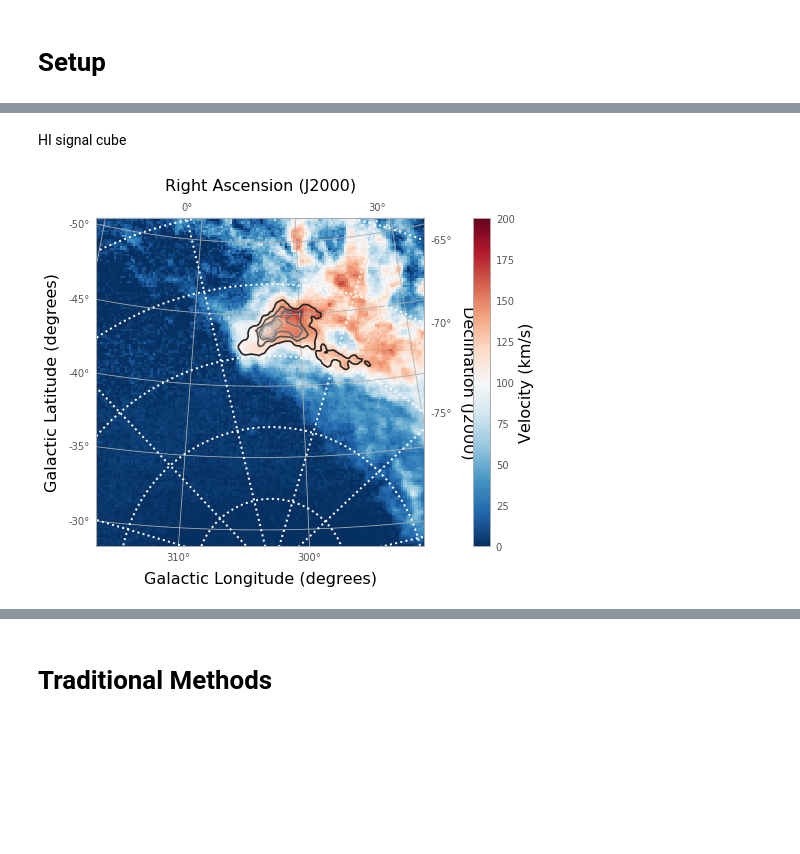
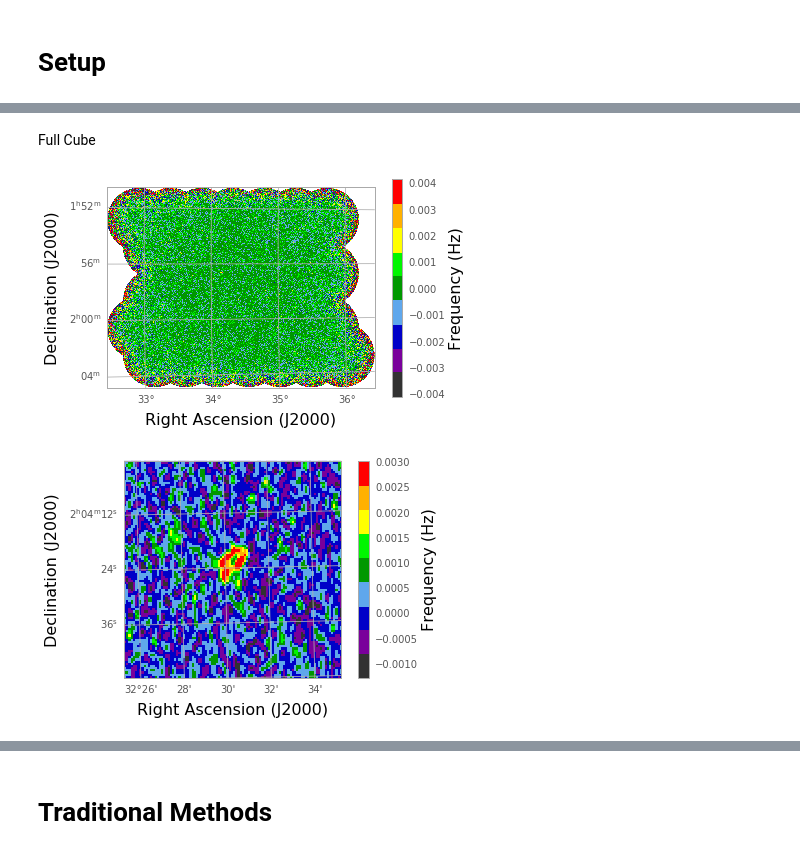
Before and after one commit to Jbarkai/HISourceFinder, a Jupyter notebook: Practice methods.ipynb, the cells around one changed output, grey strips where cells are left out. Drawn from its saved outputs; the diff is of its cells as text; code cells hidden in the pictures; blank space fills up the shorter version.

```diff
--- a/Practice methods.ipynb
+++ b/Practice methods.ipynb
@@ -35 +53,16 @@ plt.style.use(astropy_mpl_style)
+# %%
+def plot_slice(sliced, hi_data, mask=0):
+    hdu = hi_data[0]
+    wcs = WCS(hdu.header)
+    fig = plt.figure()
+    ax = fig.add_subplot(projection=wcs, slices=('y', 'x', 471))
+    norm = ImageNormalize(sliced, interval=ZScaleInterval())
+    im = ax.imshow(sliced, origin='lower', cmap='ds9aips0', norm=norm)
+    if type(mask) != int:
+        ax.contour(mask, cmap='Greys_r')
+    cbar = plt.colorbar(im)
+    cbar.set_label('Frequency (Hz)', size=16)
+    plt.xlabel('Right Ascension (J2000)', fontsize=16)
+    plt.ylabel('Declination (J2000)', fontsize=16)
+    plt.show()
 # %% [markdown]
@@ -96,16 +70,2 @@ WARNING: Could not parse unit W.U. [spectral_cube.cube_utils]
-# %% [markdown]
-HI signal cube
-# %%
-# If you want to take a subcube
-# _, b, _ = cube.world[0, :, 0]  #extract latitude world coordinates from cube
-# _, _, l = cube.world[0, 0, :]  #extract longitude world coordinates from cube
-# # Define desired latitude and longitude range
-# lat_range = [-46, -40] * u.deg
-# lon_range = [306, 295] * u.deg
-
-# Create a sub_cube cut to these coordinates
-# sub_cube = cube.subcube(xlo=lon_range[0], xhi=lon_range[1], ylo=lat_range[0], yhi=lat_range[1])
-# sub_cube_slab = sub_cube.spectral_slab(-300. *u.km / u.s, 300. *u.km / u.s)
-plot_cube(hi_cube)
-# %% [output]
-[figure, removed]
+# %% [markdown]
+Full Cube
@@ -111,0 +76,8 @@ plot_cube(hi_cube)
+# %%
+full_sliced = cube_data[471, :, :]
+plot_slice(full_sliced, hi_data)
+source_slice = cube_data[470, 980:1080, 980:1080]
+plot_slice(source_slice, hi_data)
+# %% [output]
+[figure, added]
+[figure, added]
```
Also changed, not shown: parts of 27 cells of this notebook, 4 other files.
